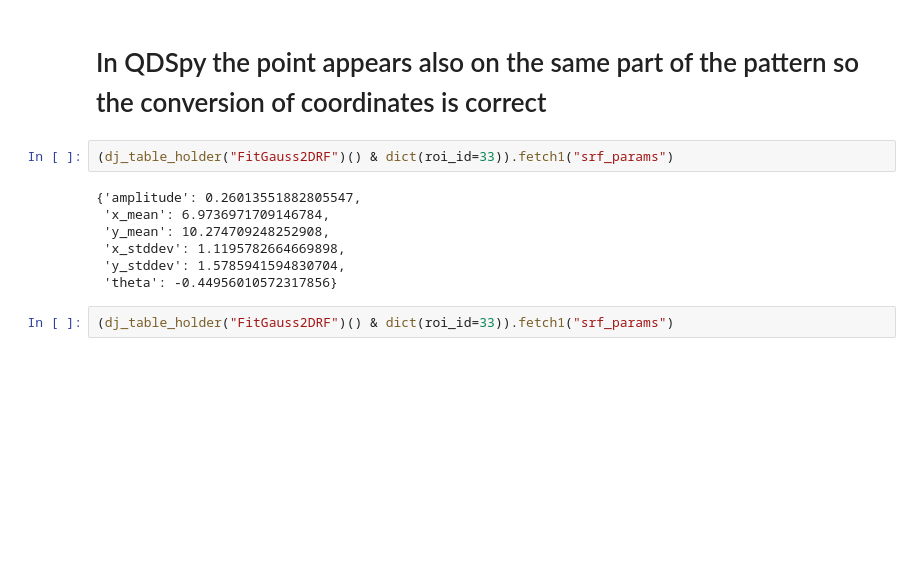
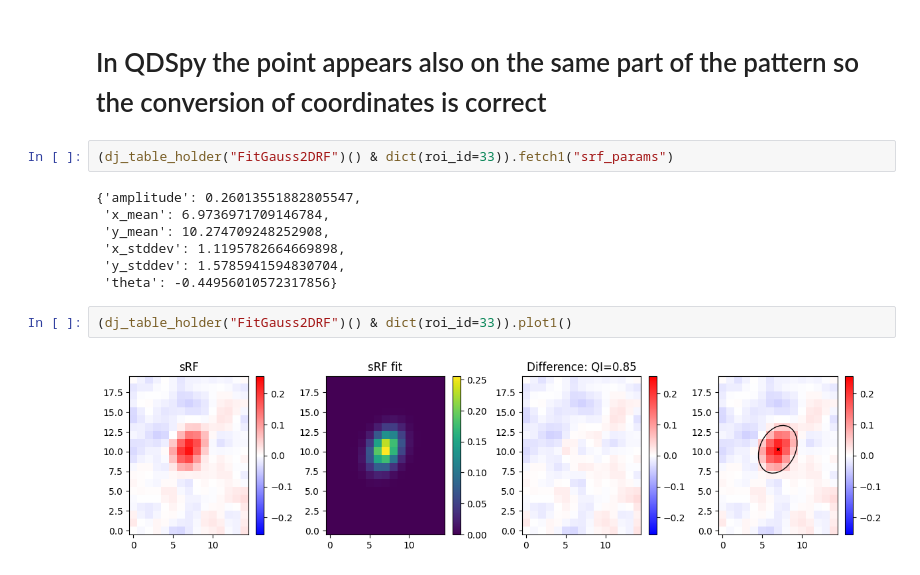
Before and after one commit to SamuelSuhai/model_in_the_loop, a Jupyter notebook: notebooks/validate_online_analysis/validate_online_rf_qdspy.ipynb, the cells around one changed output. Cells and saved outputs as stored; diff of their text form; blank space fills up the shorter version.

```diff
--- a/notebooks/validate_online_analysis/validate_online_rf_qdspy.ipynb
+++ b/notebooks/validate_online_analysis/validate_online_rf_qdspy.ipynb
@@ -349,4 +349,6 @@ transform_to_qdspy_coord(dj_table_holder("Stimulus")(), all_x_pix=[x], all_y_pix
  'y_stddev': 1.5785941594830704,
  'theta': -0.44956010572317856}
 # %%
-(dj_table_holder("FitGauss2DRF")() & dict(roi_id=33)).fetch1("srf_params")
+(dj_table_holder("FitGauss2DRF")() & dict(roi_id=33)).plot1()
+# %% [output]
+[figure, added]
```
Also changed, not shown: 8 other files.
